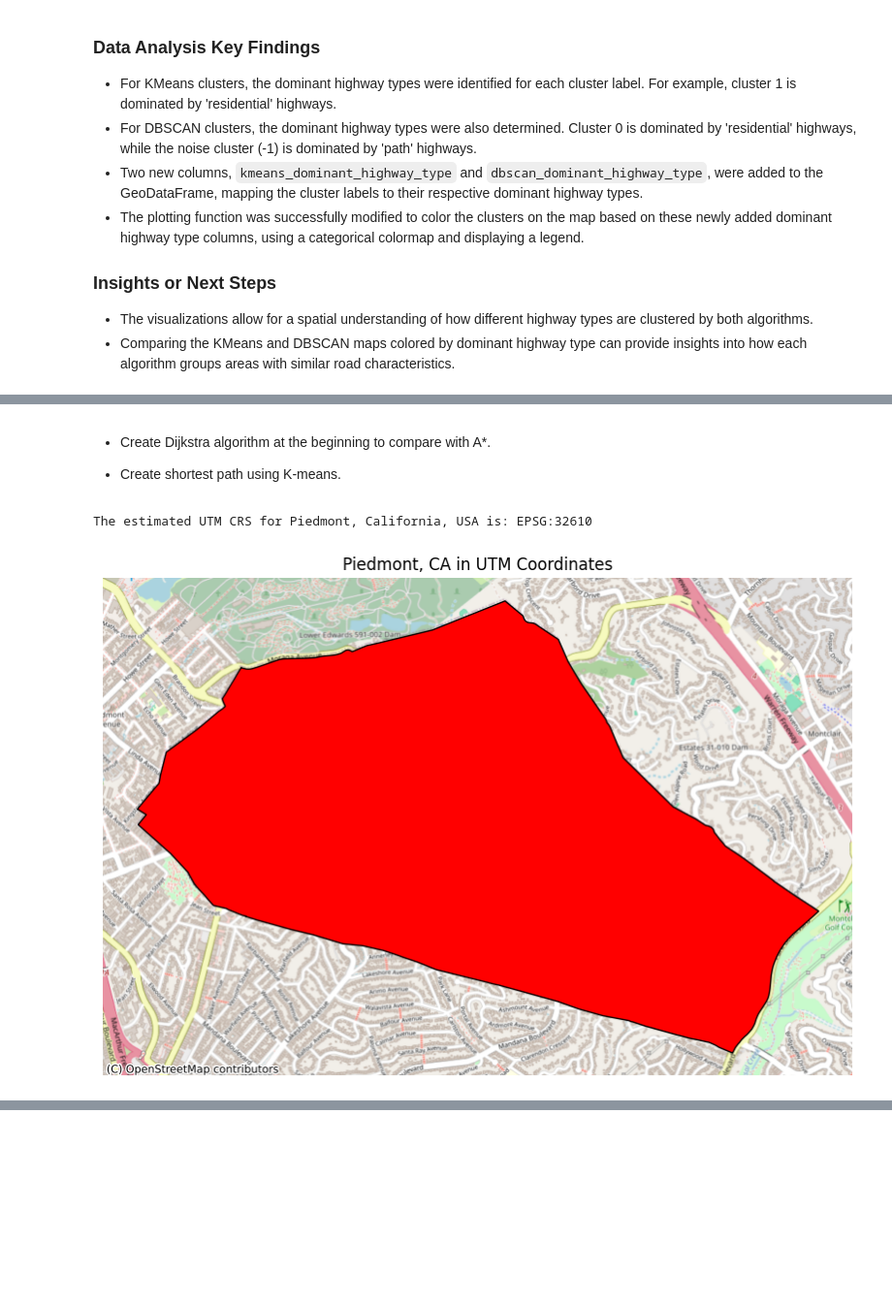
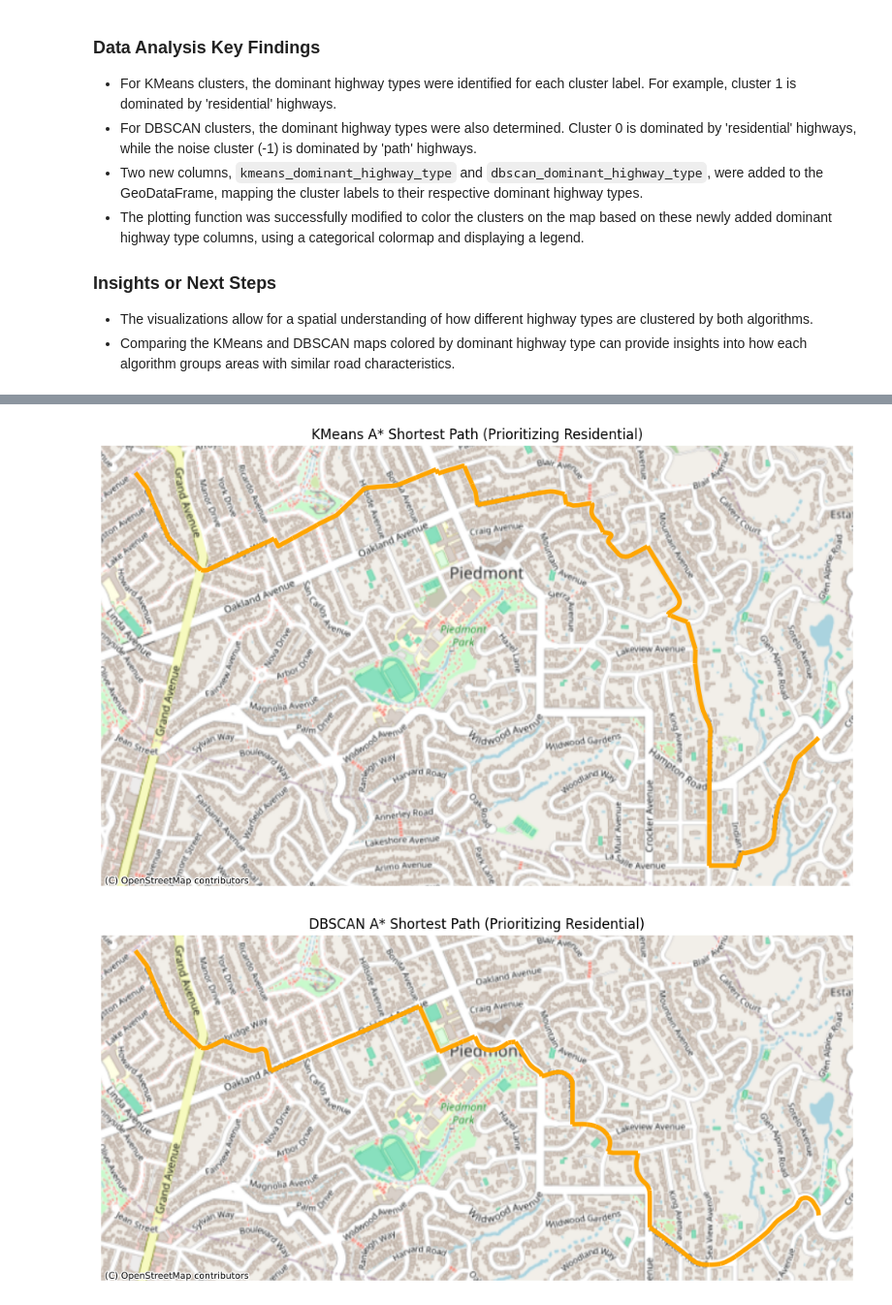
Before and after one commit to narel14/AAI-501-Grp-7, a Jupyter notebook: aai_501_final_project.ipynb, the cells around one changed output, grey strips where cells are left out. Shown at 97% size. Drawn from its saved outputs; the diff is of its cells as text; code cells hidden in the pictures; blank space fills up the shorter version.

Commit message:
Cleaned up the code to run route based on  A* and combinations of dbscan and kmean.

```diff
--- a/aai_501_final_project.ipynb
+++ b/aai_501_final_project.ipynb
@@ -39,43 +163,48 @@ fig, ax = ox.plot.plot_graph(G)
 [figure]
 # %%
-# Get the edges with the information needed to derive a meaningingfull cluster
+logger.info('Get the edges with the information needed to derive a meaningingfull cluster')
 edges = ox.graph_to_gdfs(
     G, nodes=False, edges=True, node_geometry=False, fill_edge_geometry=True
     )
 # Load the graph into a standard geographic CRS
 # Standard CRS: https://en.wikipedia.org/wiki/EPSG_Geodetic_Parameter_Dataset#Common_EPSG_codes
+logger.info('Load the graph into a standard geographic CRS using geopandas')
 standard_crs = "EPSG:4326"
 gdf = gpd.GeoDataFrame(edges, crs=standard_crs)
-# Re-project the data to the correct projected CRS and UTM Zone
-# UTM Zone 10 (EPSG:32610) for our initial use case
+
+logger.info('Re-project the data to the correct projected CRS and UTM Zone')
 # https://www.usgs.gov/faqs/what-does-term-utm-mean-utm-better-or-more-accurate-latitudelongitude
 # Get the UTM CRS for the area
 utm_crs = gdf.estimate_utm_crs()
-print(f"The estimated UTM CRS for Piedmont, California, USA is: {utm_crs}")
+logger.info(f"The estimated UTM CRS for Piedmont, California, USA is: {utm_crs}")
+gdf_proj = gdf.to_crs("EPSG:32610")
 
-gdf_proj = gdf.to_crs("EPSG:32610")
+# We are finding the central point of each individual road line or polygon.
+# These central points are then used for clustering, as they provide a single
+# coordinate (x, y) to represent the location of each road segment.
+logger.info('Find the centroids that represents the geometric center of each edge')
 centroids = gdf_proj.geometry.centroid
 coords = pd.DataFrame({'x': centroids.x, 'y': centroids.y})
 
-# Handle list entries in 'highway' column by converting them to strings
+# Use 'highway' column by converting them to strings and use them for clustering
 gdf['highway'] = gdf['highway'].apply(lambda x: ', '.join(x) if isinstance(x, list) else x)
 
 # One-Hot Encode the 'highway' column
-highway_dummies = pd.get_dummies(gdf['highway'], prefix='highway')
+highway_onehot = pd.get_dummies(gdf['highway'], prefix='highway')
 # Combine coordinates and encoded columns into a single feature set
 # We reset the index to prevent alignment issues
-features = pd.concat([coords.reset_index(drop=True), highway_dummies.reset_index(drop=True)], axis=1)
+features = pd.concat([coords.reset_index(drop=True), highway_onehot.reset_index(drop=True)], axis=1)
 # Scale the combined features so coordinates don't dominate
 scaler = StandardScaler()
 features_scaled = scaler.fit_transform(features)
 
-# --- CLUSTERING ---
-# Run clustering on the new scaled feature set
-# NOTE: Parameters MUST be re-tuned now. 'eps' is no longer in meters.
+# --- Clustering  code ---
+# NOTE: Parameters must be re-tuned as 'eps' is no longer in meters.
 db = DBSCAN(eps=1.5, min_samples=5).fit(features_scaled)
 gdf['dbscan_combined_cluster'] = db.labels_
+
 kmeans = KMeans(n_clusters=10, random_state=42, n_init='auto').fit(features_scaled)
 gdf['kmeans_combined_cluster'] = kmeans.labels_
 # The new cluster labels are now in your GeoDataFrame, ready for visualization
-print(gdf[['highway', 'kmeans_combined_cluster']].head())
+logger.info(gdf[['highway', 'kmeans_combined_cluster']].head())
 # %% [output]
@@ -337,32 +351,9 @@ except nx.NetworkXNoPath:
-# %% [markdown]
-- Create Dijkstra algorithm at the beginning to compare with A*.
-
-- Create shortest path using K-means.
-# %%
-import osmnx as ox
-import matplotlib.pyplot as plt
-import contextily as ctx
-
-# Get the boundary of Piedmont, CA
-gdf_place = ox.geocode_to_gdf("Piedmont, California, USA")
-
-# Get the UTM CRS for the area
-utm_crs = gdf_place.estimate_utm_crs()
-print(f"The estimated UTM CRS for Piedmont, California, USA is: {utm_crs}")
-
-# Re-project the boundary to the UTM CRS
-gdf_proj = gdf_place.to_crs(utm_crs)
-
-# Plot the re-projected boundary
-fig, ax = plt.subplots(figsize=(10, 10))
-gdf_proj.plot(ax=ax, facecolor='red', edgecolor='k')
-
-# Add a basemap in the UTM CRS
-ctx.add_basemap(ax, crs=utm_crs.to_string(), source=ctx.providers.OpenStreetMap.Mapnik)
-
-ax.set_title("Piedmont, CA in UTM Coordinates")
-ax.set_axis_off()
-plt.show()
-# %% [output]
-The estimated UTM CRS for Piedmont, California, USA is: EPSG:32610
-[figure, removed]
+# %%
+start_point = (37.827537, -122.245535)
+end_point = (37.819275, -122.218562)
+penalty_factor = 10
+cname = 'kmeans_combined_cluster'
+a_star_path_with_penalty(G, gdf, start_point, end_point, penalty_factor, clusterName='kmeans_combined_cluster')
+cname = 'dbscan_combined_cluster'
+a_star_path_with_penalty(G, gdf, start_point, end_point, penalty_factor, clusterName='dbscan_combined_cluster')
+# %% [output]
@@ -368,0 +364,2 @@ The estimated UTM CRS for Piedmont, California, USA is: EPSG:32610
+[figure, added]
+[figure, added]
```
Also changed, not shown: parts of 11 cells of this notebook.
